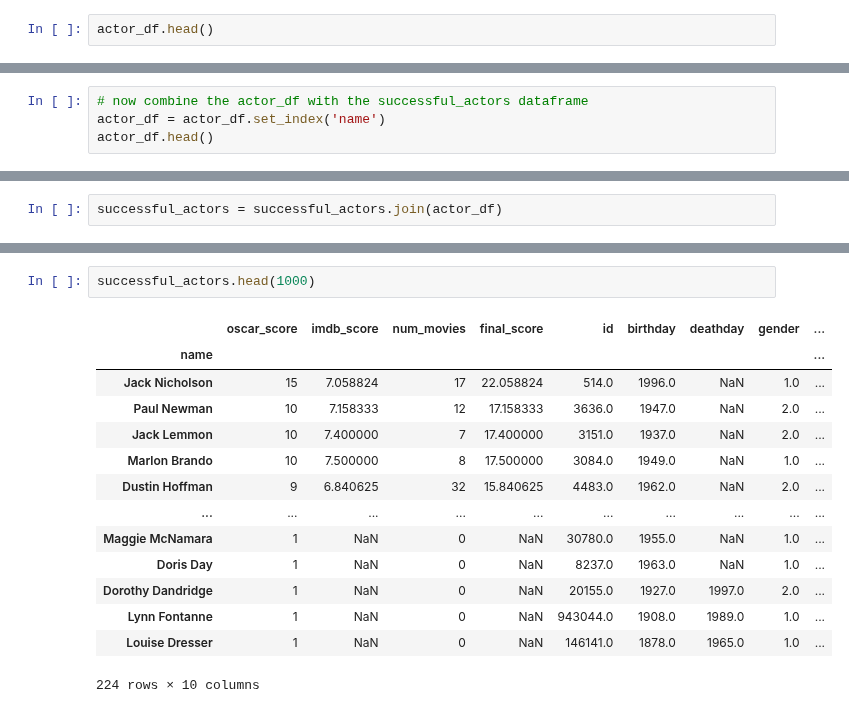
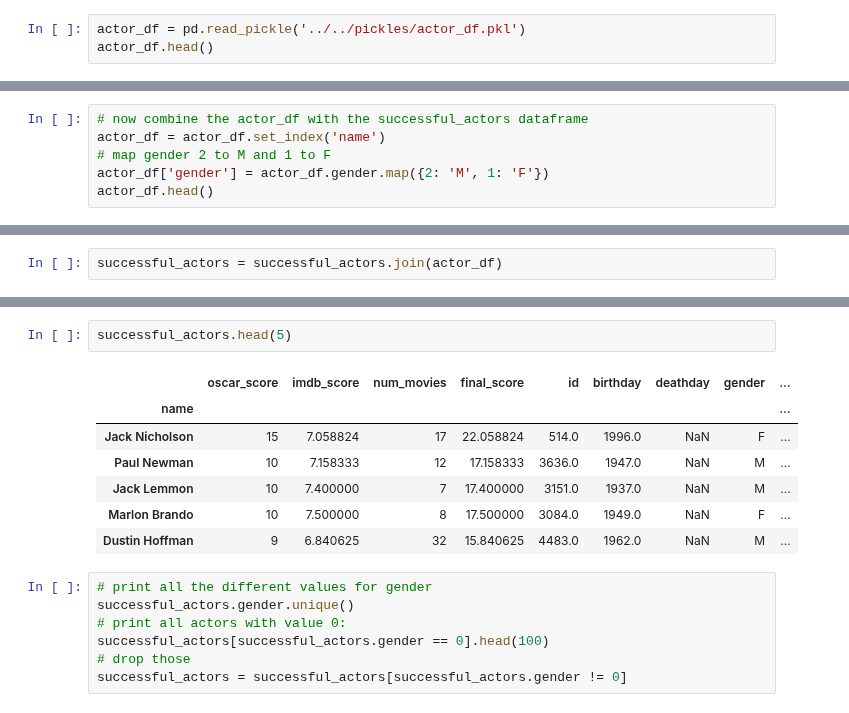
Before and after one commit to epfl-ada/ada-2024-project-bluesweater, a Jupyter notebook: src/sections/actor success.ipynb, the cells around one changed output, grey strips where cells are left out. Drawn from its saved outputs; the diff is of its cells as text.

```diff
--- a/src/sections/actor success.ipynb
+++ b/src/sections/actor success.ipynb
@@ -205,6 +174,7 @@ rotten.head(100)
 # %% [markdown]
 We load additional actor data and clean it up by dropping unnecessary columns and transforming date columns.
 # %%
+actor_df = pd.read_pickle('../../pickles/actor_df.pkl')
 actor_df.head()
 # %% [output]
 |  | name | id | adult | also_known_as | biography | birthday | deathday | gender | homepage | imdb_id | ... |
@@ -265,6 +221,8 @@ We combine the actor data with the successful actors dataframe and filter to kee
 # %%
 # now combine the actor_df with the successful_actors dataframe
 actor_df = actor_df.set_index('name')
+# map gender 2 to M and 1 to F
+actor_df['gender'] = actor_df.gender.map({2: 'M', 1: 'F'})
 actor_df.head()
 # %% [output]
 |  | id | birthday | deathday | gender | known_for_department | place_of_birth |
@@ -315,17 +254,17 @@ successful_actors.head(1000)
 # %%
-successful_actors.head(1000)
+successful_actors.head(5)
 # %% [output]
 |  | oscar_score | imdb_score | num_movies | final_score | id | birthday | deathday | gender | ... |
 | name |  |  |  |  |  |  |  |  | ... |
-| Jack Nicholson | 15 | 7.058824 | 17 | 22.058824 | 514.0 | 1996.0 | NaN | 1.0 | ... |
-| Paul Newman | 10 | 7.158333 | 12 | 17.158333 | 3636.0 | 1947.0 | NaN | 2.0 | ... |
-| Jack Lemmon | 10 | 7.400000 | 7 | 17.400000 | 3151.0 | 1937.0 | NaN | 2.0 | ... |
-| Marlon Brando | 10 | 7.500000 | 8 | 17.500000 | 3084.0 | 1949.0 | NaN | 1.0 | ... |
-| Dustin Hoffman | 9 | 6.840625 | 32 | 15.840625 | 4483.0 | 1962.0 | NaN | 2.0 | ... |
-| ... | ... | ... | ... | ... | ... | ... | ... | ... | ... |
-| Maggie McNamara | 1 | NaN | 0 | NaN | 30780.0 | 1955.0 | NaN | 1.0 | ... |
-| Doris Day | 1 | NaN | 0 | NaN | 8237.0 | 1963.0 | NaN | 1.0 | ... |
-| Dorothy Dandridge | 1 | NaN | 0 | NaN | 20155.0 | 1927.0 | 1997.0 | 2.0 | ... |
-| Lynn Fontanne | 1 | NaN | 0 | NaN | 943044.0 | 1908.0 | 1989.0 | 1.0 | ... |
-| Louise Dresser | 1 | NaN | 0 | NaN | 146141.0 | 1878.0 | 1965.0 | 1.0 | ... |
+| Jack Nicholson | 15 | 7.058824 | 17 | 22.058824 | 514.0 | 1996.0 | NaN | F | ... |
+| Paul Newman | 10 | 7.158333 | 12 | 17.158333 | 3636.0 | 1947.0 | NaN | M | ... |
+| Jack Lemmon | 10 | 7.400000 | 7 | 17.400000 | 3151.0 | 1937.0 | NaN | M | ... |
+| Marlon Brando | 10 | 7.500000 | 8 | 17.500000 | 3084.0 | 1949.0 | NaN | F | ... |
+| Dustin Hoffman | 9 | 6.840625 | 32 | 15.840625 | 4483.0 | 1962.0 | NaN | M | ... |
-224 rows × 10 columns
+# %%
+# print all the different values for gender
+successful_actors.gender.unique()
+# print all actors with value 0:
+successful_actors[successful_actors.gender == 0].head(100)
+# drop those
+successful_actors = successful_actors[successful_actors.gender != 0]
```
Also changed, not shown: parts of 34 cells of this notebook.
